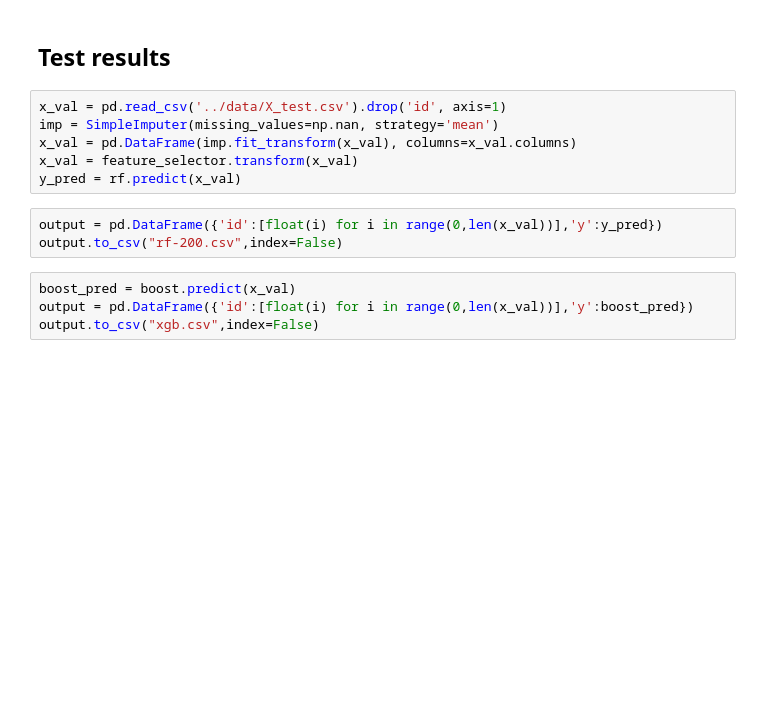
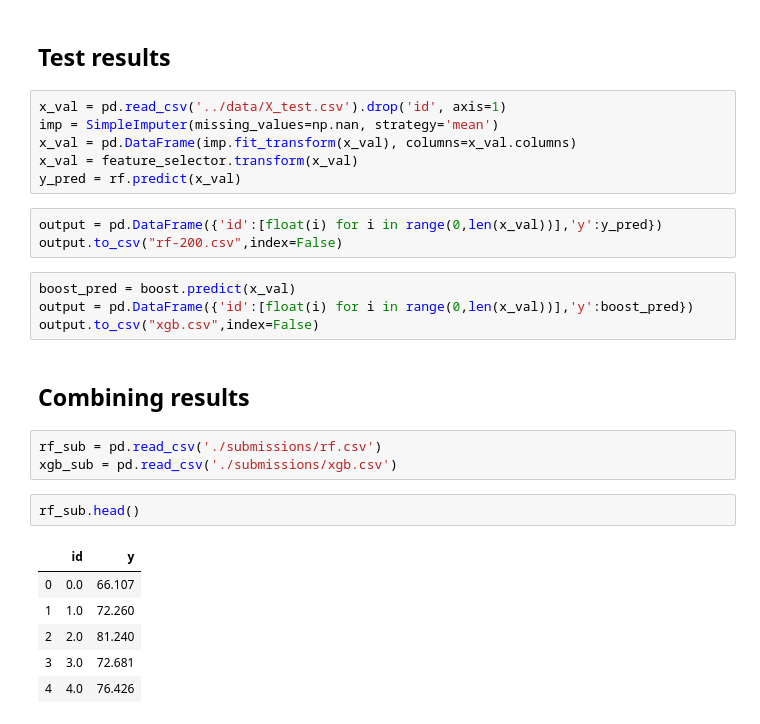
Before and after one commit to razerjon24/AML, a Jupyter notebook: task1/elrich/elrich.ipynb, the cells around one changed output. Saved outputs shown, nothing was run; the diff lists cells and outputs as text; blank space fills up the shorter version.

```diff
--- a/task1/elrich/elrich.ipynb
+++ b/task1/elrich/elrich.ipynb
@@ -161,3 +183,17 @@ output.to_csv("rf-200.csv",index=False)
 boost_pred = boost.predict(x_val)
 output = pd.DataFrame({'id':[float(i) for i in range(0,len(x_val))],'y':boost_pred})
 output.to_csv("xgb.csv",index=False)
+# %% [markdown]
+## Combining results
+# %%
+rf_sub = pd.read_csv('./submissions/rf.csv')
+xgb_sub = pd.read_csv('./submissions/xgb.csv')
+# %%
+rf_sub.head()
+# %% [output]
+|  | id | y |
+| 0 | 0.0 | 66.107 |
+| 1 | 1.0 | 72.260 |
+| 2 | 2.0 | 81.240 |
+| 3 | 3.0 | 72.681 |
+| 4 | 4.0 | 76.426 |
```
Also changed, not shown: parts of 17 cells of this notebook, 2 other files.
